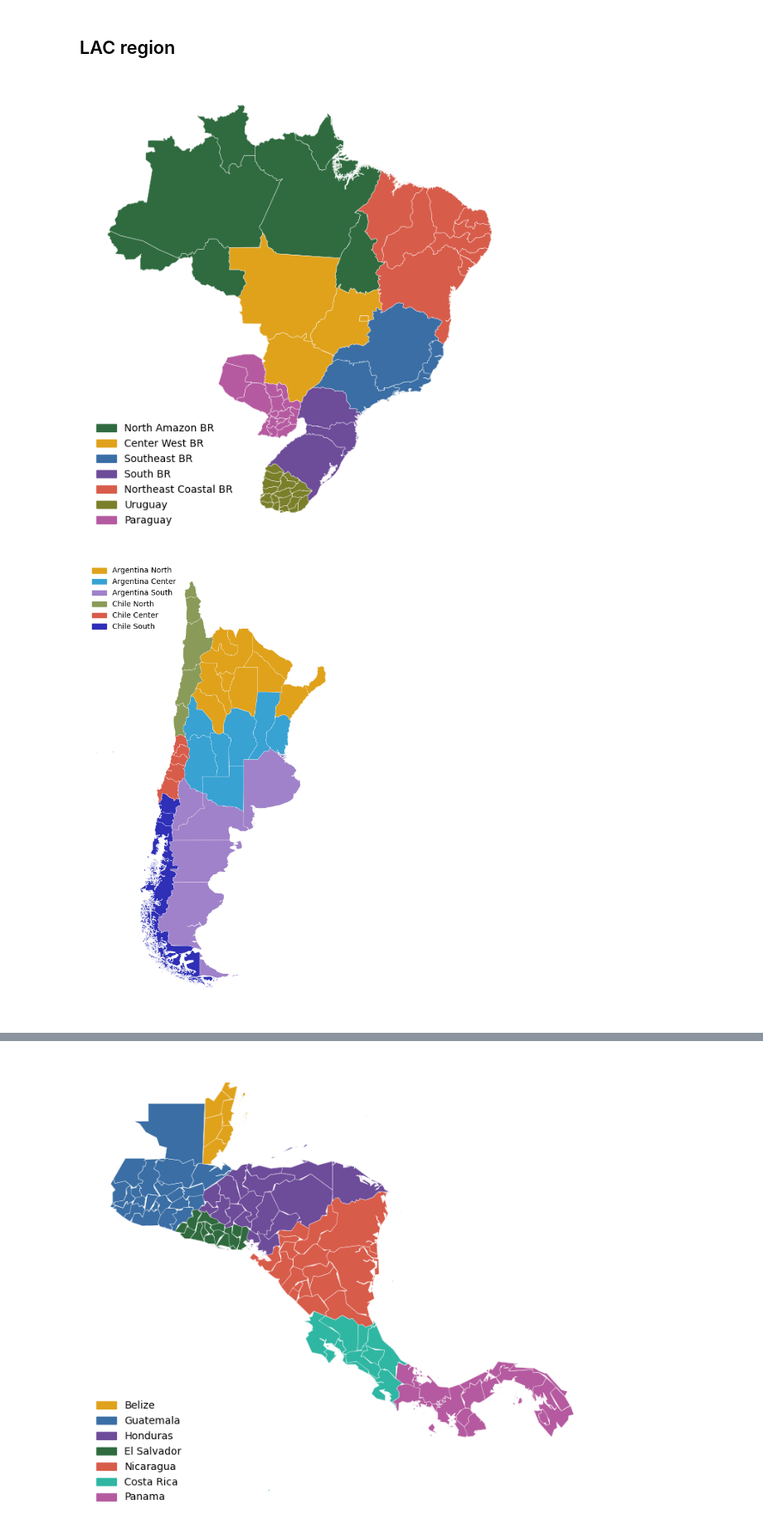
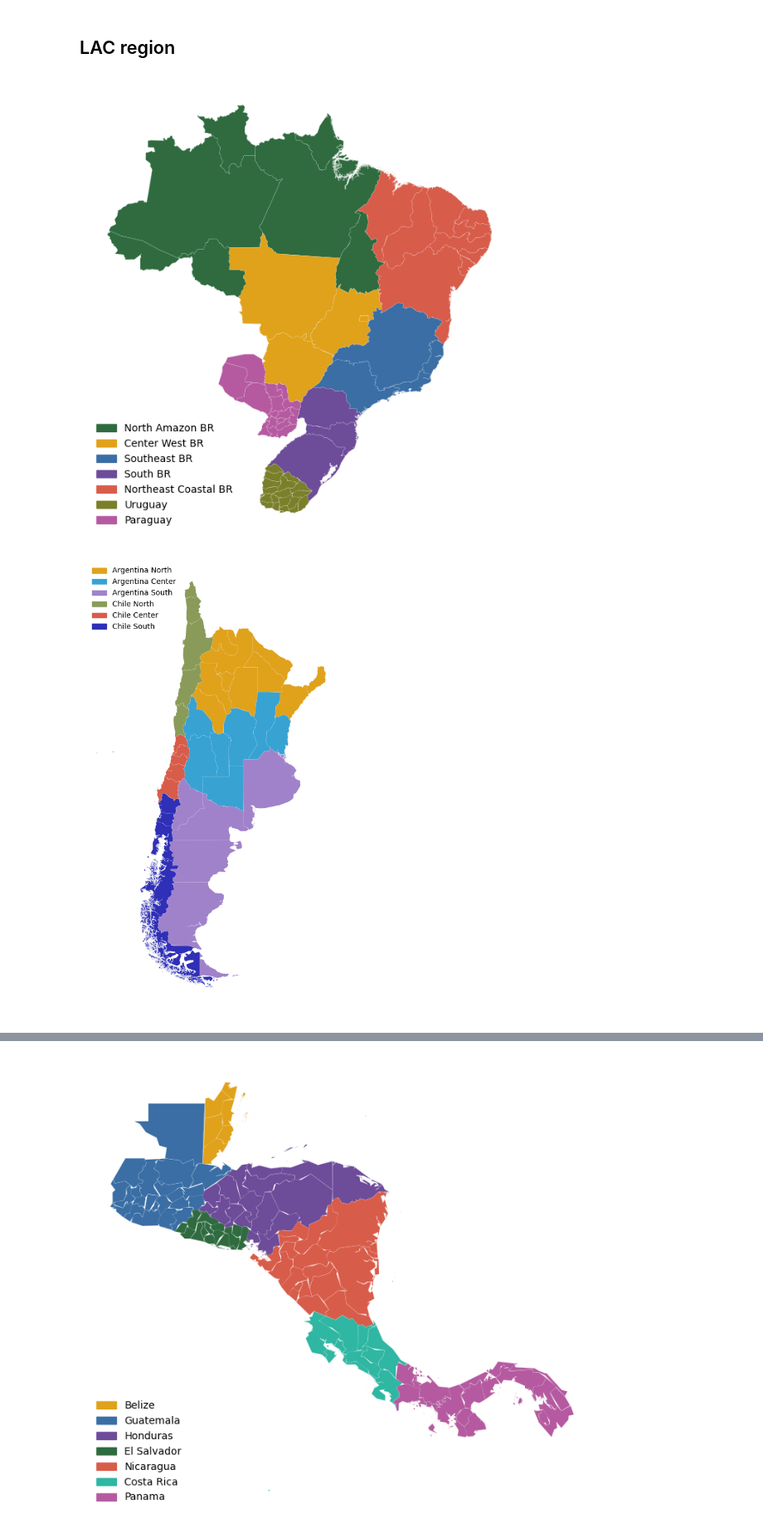
Before and after one commit to H2RES-model/H2RES-World, a Jupyter notebook: Notebooks/L2_SubCountryRegions.ipynb, the cells around one changed output, grey strips where cells are left out. Shown at 83% size. Saved outputs shown, nothing was run; the diff lists cells and outputs as text; code cells hidden in the pictures.

```diff
--- a/Notebooks/L2_SubCountryRegions.ipynb
+++ b/Notebooks/L2_SubCountryRegions.ipynb
@@ -190,35 +187,35 @@ for region, states in BRAZIL_REGIONS.items():
         sub_gdf.loc[sub_gdf["NAM_1"].isin(states), "L2_Region"] = region
 
 # Exclude "Name Unknown"
 sub_gdf = sub_gdf[sub_gdf["NAM_1"] != "Name Unknown"].copy()
 
 # --- SIMPLIFY GEOMETRY ---
 sub_plot = sub_gdf.copy()
 sub_plot["geometry"] = sub_plot["geometry"].simplify(0.05, preserve_topology=True)
 
 # --- PLOT ---
 fig, ax = plt.subplots(1, 1, figsize=(10, 8))
 sub_plot.plot(
     ax=ax,
     color=sub_plot["L2_Region"].map(colors),
-    linewidth=0.3,
+    linewidth=0.1,
     edgecolor="white"
 )
 
 legend_handles = [mpatches.Patch(color=colors[k], label=k) for k in colors]
 ax.legend(handles=legend_handles, loc="lower left", frameon=False)
 ax.set_axis_off()
 
 # --- SAVE ---
 base_dir = Path.cwd().parents[0]
 out_dir = base_dir / "Maps" / "Layer2" / "LAC"
 out_dir.mkdir(parents=True, exist_ok=True)
 out_path = out_dir / "L2_LAC_HydrocoreSouth.pdf"
 fig.savefig(out_path, dpi=100, bbox_inches="tight")
 
 plt.show()
 # %% [output]
-[figure, old version]
+[figure, new version]
 # %%
 # --- SOUTHERN CONE ADM1 ---
 SOUTHERN_CONE = ["Argentina", "Chile"]
@@ -272,7 +269,7 @@ fig, ax = plt.subplots(1, 1, figsize=(10, 11))
 sc_plot.plot(
     ax=ax,
     color=sc_plot["L2_Region"].map(colors),
-    linewidth=0.3,
+    linewidth=0.1,
     edgecolor="white"
 )
 
@@ -288,7 +285,7 @@ out_path = out_dir / "L2_LAC_SouthernCone.pdf"
 fig.savefig(out_path, dpi=100, bbox_inches="tight")
 plt.show()
 # %% [output]
-[figure, old version]
+[figure, new version]
 # %%
 # --- ANDEAN REGION ADM1 ---
 ANDEAN = ["Colombia", "Peru", "Ecuador", "Bolivia"]
```
Also changed, not shown: parts of 18 cells of this notebook, 13 other files.
